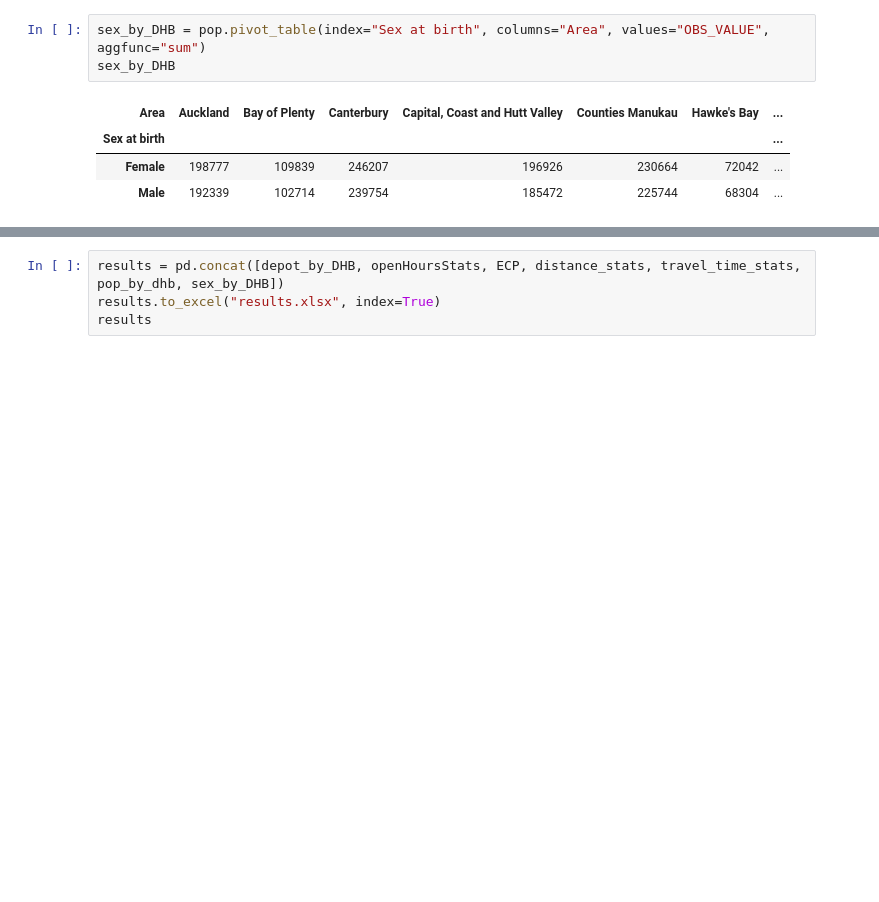
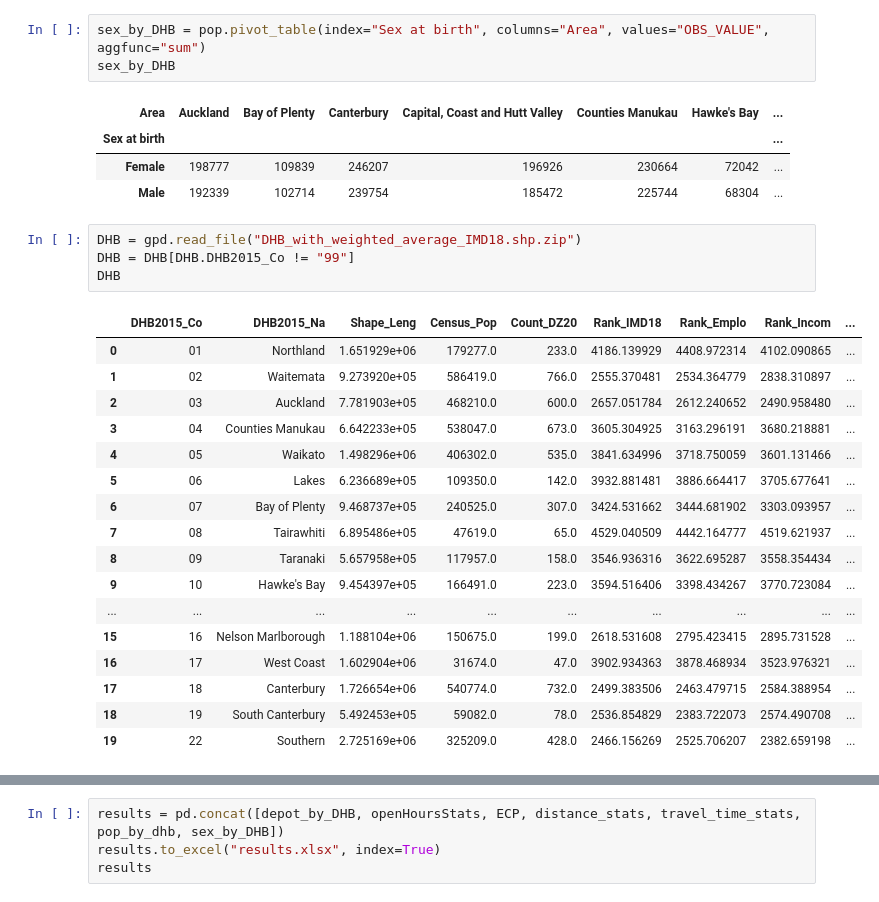
Before and after one commit to UoA-eResearch/healthpoint, a Jupyter notebook: ECP.ipynb, the cells around one changed output, grey strips where cells are left out. Cells and saved outputs as stored; diff of their text form; blank space fills up the shorter version.

```diff
--- a/ECP.ipynb
+++ b/ECP.ipynb
@@ -301,3 +302,25 @@ sex_by_DHB
 | Sex at birth |  |  |  |  |  |  | ... |
 | Female | 198777 | 109839 | 246207 | 196926 | 230664 | 72042 | ... |
 | Male | 192339 | 102714 | 239754 | 185472 | 225744 | 68304 | ... |
+# %%
+DHB = gpd.read_file("DHB_with_weighted_average_IMD18.shp.zip")
+DHB = DHB[DHB.DHB2015_Co != "99"]
+DHB
+# %% [output]
+|  | DHB2015_Co | DHB2015_Na | Shape_Leng | Census_Pop | Count_DZ20 | Rank_IMD18 | Rank_Emplo | Rank_Incom | ... |
+| 0 | 01 | Northland | 1.651929e+06 | 179277.0 | 233.0 | 4186.139929 | 4408.972314 | 4102.090865 | ... |
+| 1 | 02 | Waitemata | 9.273920e+05 | 586419.0 | 766.0 | 2555.370481 | 2534.364779 | 2838.310897 | ... |
+| 2 | 03 | Auckland | 7.781903e+05 | 468210.0 | 600.0 | 2657.051784 | 2612.240652 | 2490.958480 | ... |
+| 3 | 04 | Counties Manukau | 6.642233e+05 | 538047.0 | 673.0 | 3605.304925 | 3163.296191 | 3680.218881 | ... |
+| 4 | 05 | Waikato | 1.498296e+06 | 406302.0 | 535.0 | 3841.634996 | 3718.750059 | 3601.131466 | ... |
+| 5 | 06 | Lakes | 6.236689e+05 | 109350.0 | 142.0 | 3932.881481 | 3886.664417 | 3705.677641 | ... |
+| 6 | 07 | Bay of Plenty | 9.468737e+05 | 240525.0 | 307.0 | 3424.531662 | 3444.681902 | 3303.093957 | ... |
+| 7 | 08 | Tairawhiti | 6.895486e+05 | 47619.0 | 65.0 | 4529.040509 | 4442.164777 | 4519.621937 | ... |
+| 8 | 09 | Taranaki | 5.657958e+05 | 117957.0 | 158.0 | 3546.936316 | 3622.695287 | 3558.354434 | ... |
+| 9 | 10 | Hawke's Bay | 9.454397e+05 | 166491.0 | 223.0 | 3594.516406 | 3398.434267 | 3770.723084 | ... |
+| ... | ... | ... | ... | ... | ... | ... | ... | ... | ... |
+| 15 | 16 | Nelson Marlborough | 1.188104e+06 | 150675.0 | 199.0 | 2618.531608 | 2795.423415 | 2895.731528 | ... |
+| 16 | 17 | West Coast | 1.602904e+06 | 31674.0 | 47.0 | 3902.934363 | 3878.468934 | 3523.976321 | ... |
+| 17 | 18 | Canterbury | 1.726654e+06 | 540774.0 | 732.0 | 2499.383506 | 2463.479715 | 2584.388954 | ... |
+| 18 | 19 | South Canterbury | 5.492453e+05 | 59082.0 | 78.0 | 2536.854829 | 2383.722073 | 2574.490708 | ... |
+| 19 | 22 | Southern | 2.725169e+06 | 325209.0 | 428.0 | 2466.156269 | 2525.706207 | 2382.659198 | ... |
```
Also changed, not shown: parts of 15 cells of this notebook, 4 other files.
